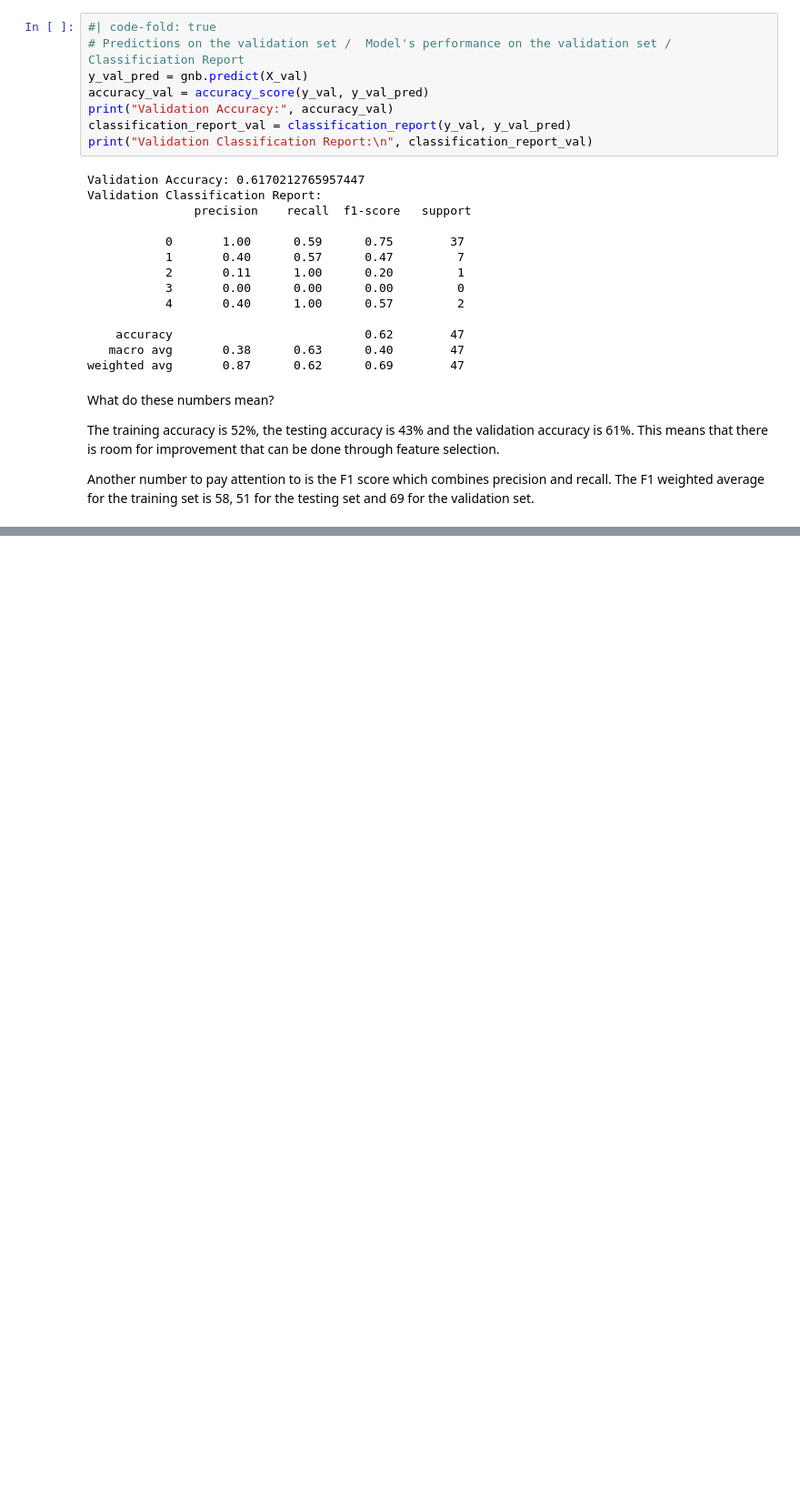
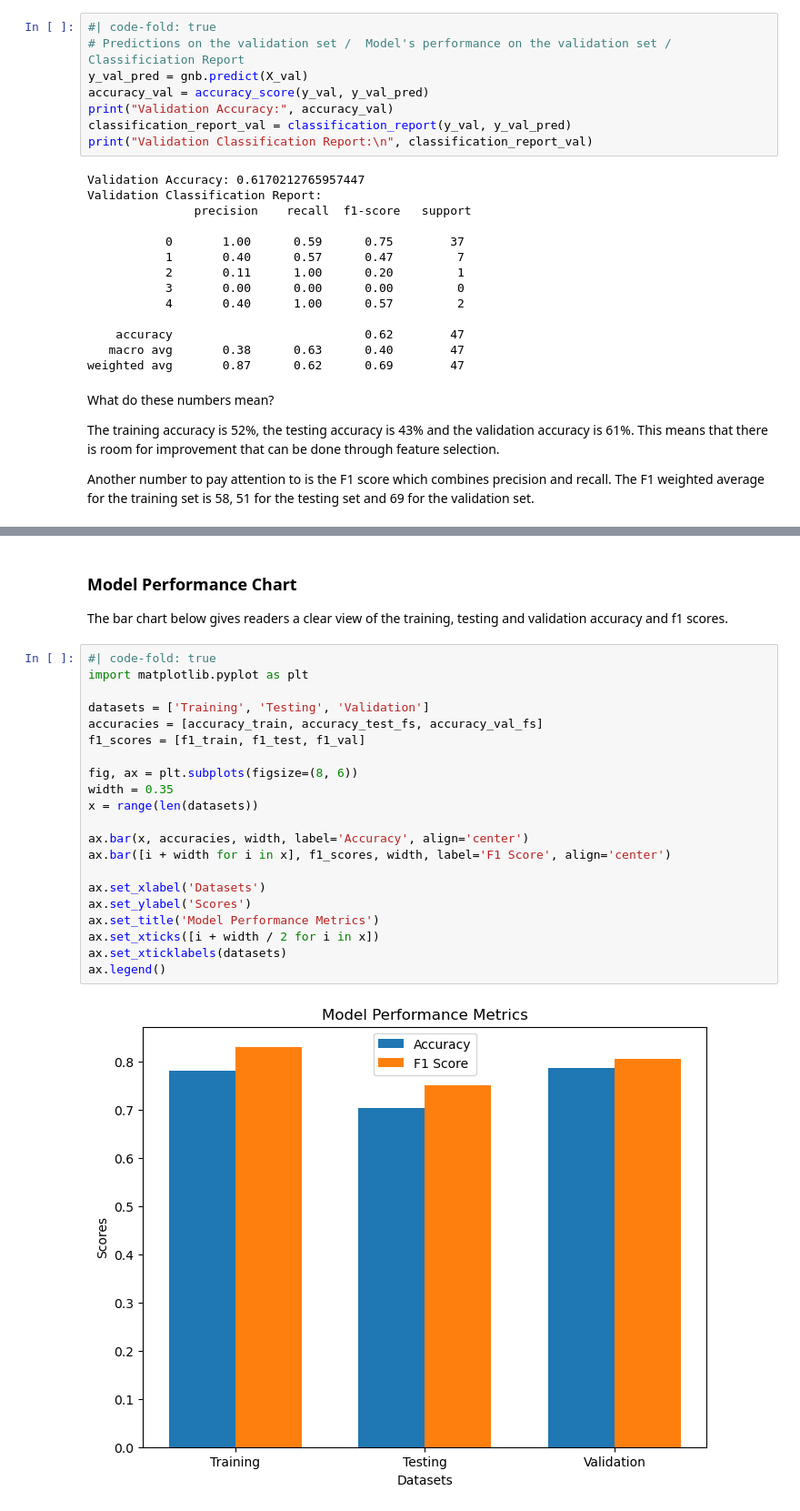
Before and after one commit to anly501/dsan-5000-project-kendallgilbert180, a Jupyter notebook: dsan-website/5000-website/nb_record.ipynb, the cells around one changed output, grey strips where cells are left out. Shown at 91% size. Drawn from its saved outputs; the diff is of its cells as text; blank space fills up the shorter version.

```diff
--- a/dsan-website/5000-website/nb_record.ipynb
+++ b/dsan-website/5000-website/nb_record.ipynb
@@ -244 +237,28 @@ ValueError: Found input variables with inconsistent numbers of samples: [108, 47
+# %% [markdown]
+### Model Performance Chart
+
+The bar chart below gives readers a clear view of the training, testing and validation accuracy and f1 scores.
+# %%
+#| code-fold: true
+import matplotlib.pyplot as plt
+
+datasets = ['Training', 'Testing', 'Validation']
+accuracies = [accuracy_train, accuracy_test_fs, accuracy_val_fs]
+f1_scores = [f1_train, f1_test, f1_val]
+
+fig, ax = plt.subplots(figsize=(8, 6))
+width = 0.35
+x = range(len(datasets))
+
+ax.bar(x, accuracies, width, label='Accuracy', align='center')
+ax.bar([i + width for i in x], f1_scores, width, label='F1 Score', align='center')
+
+ax.set_xlabel('Datasets')
+ax.set_ylabel('Scores')
+ax.set_title('Model Performance Metrics')
+ax.set_xticks([i + width / 2 for i in x])
+ax.set_xticklabels(datasets)
+ax.legend()
+# %% [output]
+[figure, added]
 # %% [markdown]
```
Also changed, not shown: parts of 11 cells of this notebook, 20 other files.
